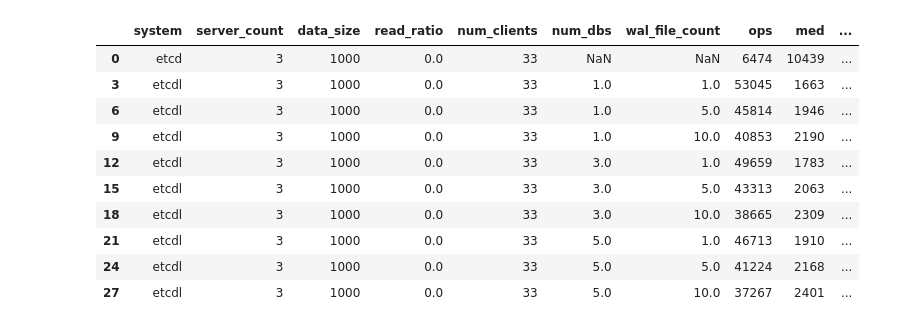
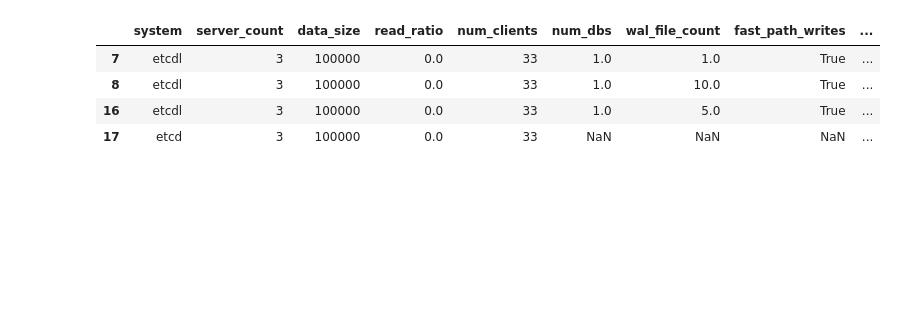
Before and after one commit to ChristopherSiems/etcdl_benchmark, a Jupyter notebook: plot.ipynb, the cells around one changed output. Cells and saved outputs as stored; diff of their text form; code cells hidden in the pictures; blank space fills up the shorter version.

```diff
--- a/plot.ipynb
+++ b/plot.ipynb
@@ -6,21 +6,15 @@ from matplotlib.patches import Patch
 from matplotlib.pyplot import subplots
 from pandas import DataFrame, read_csv
 # %%
-all_write_data: DataFrame = read_csv('data/all_write.csv')
-all_write_data_1k: DataFrame = all_write_data[all_write_data['data_size'] == 1000]
-all_write_data_1k
+all_write_data: DataFrame = read_csv('data/purp.csv')
+all_write_data_100k: DataFrame = all_write_data[(all_write_data['data_size'] == 100000) & (all_write_data['wal_file_count'] != 50.0)]
+all_write_data_100k
 # %% [output]
-|  | system | server_count | data_size | read_ratio | num_clients | num_dbs | wal_file_count | ops | med | ... |
-| 0 | etcd | 3 | 1000 | 0.0 | 33 | NaN | NaN | 6474 | 10439 | ... |
-| 3 | etcdl | 3 | 1000 | 0.0 | 33 | 1.0 | 1.0 | 53045 | 1663 | ... |
-| 6 | etcdl | 3 | 1000 | 0.0 | 33 | 1.0 | 5.0 | 45814 | 1946 | ... |
-| 9 | etcdl | 3 | 1000 | 0.0 | 33 | 1.0 | 10.0 | 40853 | 2190 | ... |
-| 12 | etcdl | 3 | 1000 | 0.0 | 33 | 3.0 | 1.0 | 49659 | 1783 | ... |
-| 15 | etcdl | 3 | 1000 | 0.0 | 33 | 3.0 | 5.0 | 43313 | 2063 | ... |
-| 18 | etcdl | 3 | 1000 | 0.0 | 33 | 3.0 | 10.0 | 38665 | 2309 | ... |
-| 21 | etcdl | 3 | 1000 | 0.0 | 33 | 5.0 | 1.0 | 46713 | 1910 | ... |
-| 24 | etcdl | 3 | 1000 | 0.0 | 33 | 5.0 | 5.0 | 41224 | 2168 | ... |
-| 27 | etcdl | 3 | 1000 | 0.0 | 33 | 5.0 | 10.0 | 37267 | 2401 | ... |
+|  | system | server_count | data_size | read_ratio | num_clients | num_dbs | wal_file_count | fast_path_writes | ... |
+| 7 | etcdl | 3 | 100000 | 0.0 | 33 | 1.0 | 1.0 | True | ... |
+| 8 | etcdl | 3 | 100000 | 0.0 | 33 | 1.0 | 10.0 | True | ... |
+| 16 | etcdl | 3 | 100000 | 0.0 | 33 | 1.0 | 5.0 | True | ... |
+| 17 | etcd | 3 | 100000 | 0.0 | 33 | NaN | NaN | NaN | ... |
 # %%
 fig: Figure
 ax: Axes
```
Also changed, not shown: parts of 8 cells of this notebook, 16 other files.
